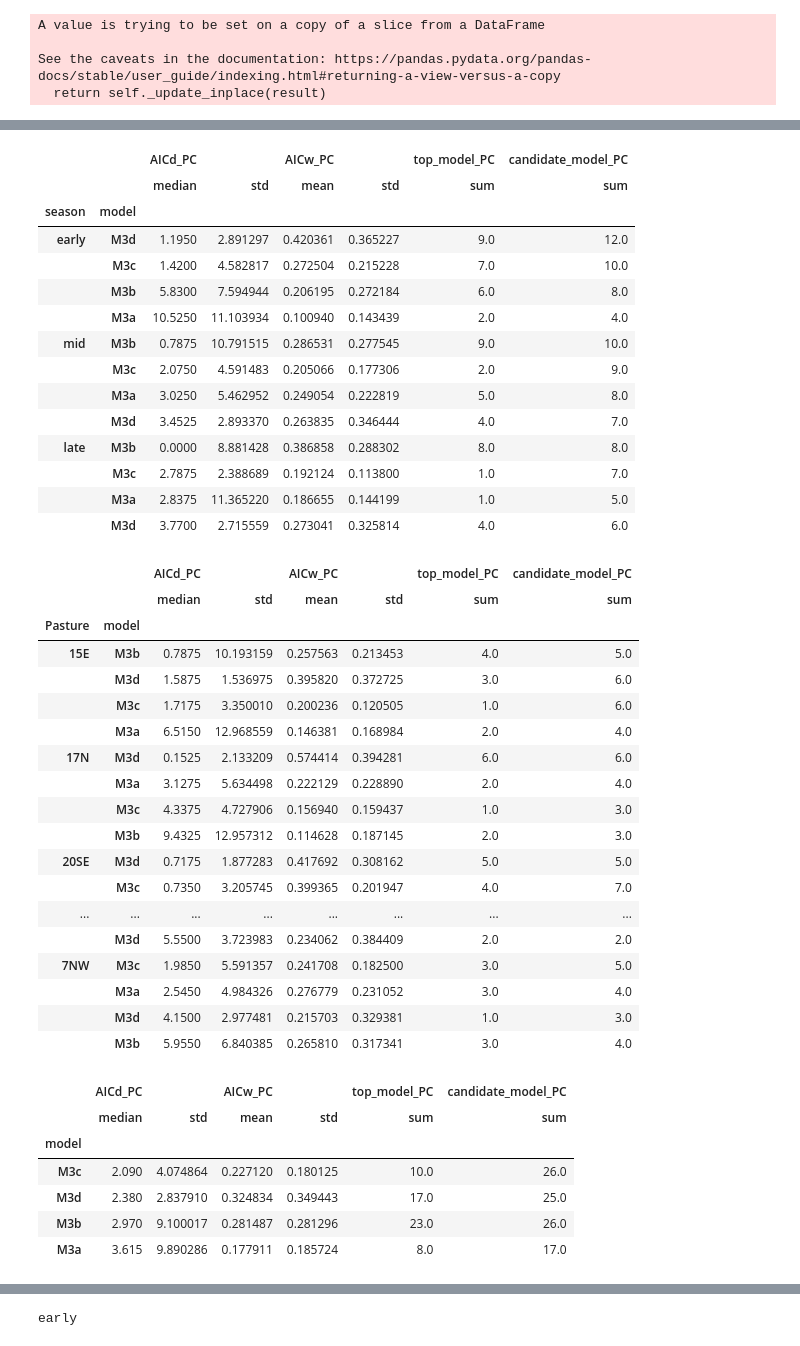
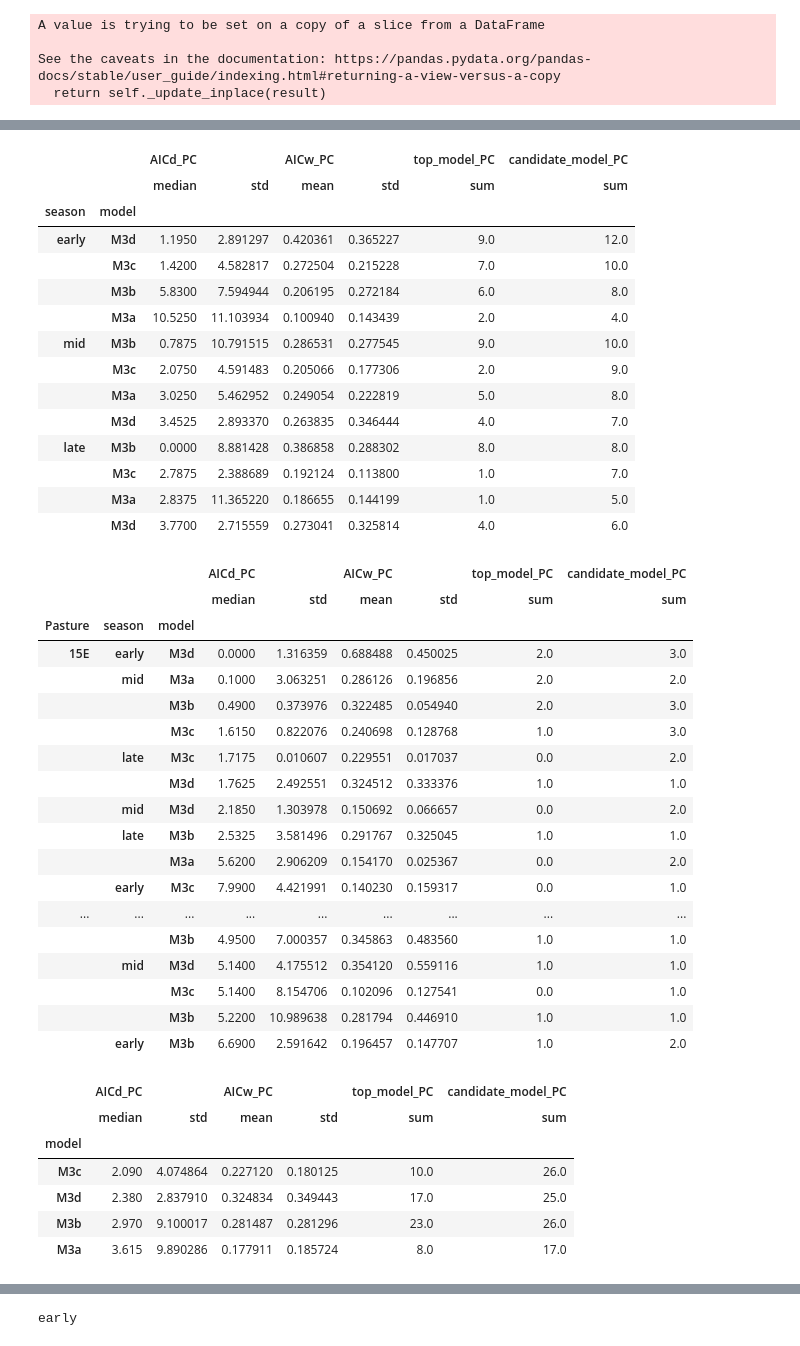
Before and after one commit to kearney-sp/lotek_processing, a Jupyter notebook: build_grazing_intensity_models.ipynb, the cells around one changed output, grey strips where cells are left out. Cells and saved outputs as stored; diff of their text form; code cells hidden in the pictures.

```diff
--- a/build_grazing_intensity_models.ipynb
+++ b/build_grazing_intensity_models.ipynb
@@ -347,16 +353,18 @@ display(df_results.loc[df_results['model'].str.contains(
     func={'AICd_FC': [np.median, np.std], 'AICw_FC': [np.mean, np.std],
           'top_model_FC': np.sum, 'candidate_model_FC': np.sum}, axis=1).sort_values(['season', ('AICd_FC', 'median')]))
 
-# print the results by pasture
+# print the results by season and pasture
+pd.set_option('display.max_rows', 150)
 display(df_results.loc[df_results['model'].str.contains(
     '|'.join(['M2']))].groupby(
     ['season', 'week', 'model', 'Pasture']).aggregate(
     func={'AICd_FC': np.mean, 'AICw_FC': np.mean,
           'top_model_FC': np.max, 'candidate_model_FC': np.max}).groupby(
-    ['Pasture', 'model'])[['top_model_FC', 'candidate_model_FC', 'AICw_FC', 'AICd_FC']].aggregate(
+    ['Pasture', 'season', 'model'])[['top_model_FC', 'candidate_model_FC', 'AICw_FC', 'AICd_FC']].aggregate(
     func={'AICd_FC': [np.median, np.std], 'AICw_FC': [np.mean, np.std],
-          'top_model_FC': np.sum, 'candidate_model_FC': np.sum}, axis=1).sort_values(['Pasture', ('AICd_FC', 'median')]))
+          'top_model_FC': np.sum, 'candidate_model_FC': np.sum}, axis=1).sort_values(['Pasture', 'season', ('AICd_FC', 'median')]))
 
+# print the overall results
 display(df_results.loc[df_results['model'].str.contains(
     '|'.join(['M2']))].groupby(
     ['season', 'week', 'model', 'Pasture']).aggregate(
@@ -509,59 +452,60 @@ display(df_results.loc[df_results['model'].str.contains(
     func={'AICd_PC': [np.median, np.std], 'AICw_PC': [np.mean, np.std],
           'top_model_PC': np.sum, 'candidate_model_PC': np.sum}, axis=1).sort_values(['season', ('AICd_PC', 'median')]))
 
-# print the results by pasture
+# print the results by season and pasture
 display(df_results.loc[df_results['model'].str.contains(
     '|'.join(['M3']))].groupby(
     ['season', 'week', 'model', 'Pasture']).aggregate(
     func={'AICd_PC': np.mean, 'AICw_PC': np.mean,
           'top_model_PC': np.max, 'candidate_model_PC': np.max}).groupby(
-    ['Pasture', 'model'])[['top_model_PC', 'candidate_model_PC', 'AICw_PC', 'AICd_PC']].aggregate(
+    ['Pasture', 'season', 'model'])[['top_model_PC', 'candidate_model_PC', 'AICw_PC', 'AICd_PC']].aggregate(
     func={'AICd_PC': [np.median, np.std], 'AICw_PC': [np.mean, np.std],
           'top_model_PC': np.sum, 'candidate_model_PC': np.sum}, axis=1).sort_values(['Pasture', ('AICd_PC', 'median')]))
 
+# print the overall results
 display(df_results.loc[df_results['model'].str.contains(
     '|'.join(['M3']))].groupby(
     ['season', 'week', 'model', 'Pasture']).aggregate(
     func={'AICd_PC': np.mean, 'AICw_PC': np.mean,
           'top_model_PC': np.max, 'candidate_model_PC': np.max}).groupby(
     ['model'])[['top_model_PC', 'candidate_model_PC', 'AICw_PC', 'AICd_PC']].aggregate(
     func={'AICd_PC': [np.median, np.std], 'AICw_PC': [np.mean, np.std],
           'top_model_PC': np.sum, 'candidate_model_PC': np.sum}, axis=1).sort_values(('AICd_PC', 'median')))
 # %% [output]
 |  |  | AICd_PC |  | AICw_PC |  | top_model_PC | candidate_model_PC |
 |  |  | median | std | mean | std | sum | sum |
 | season | model |  |  |  |  |  |  |
 | early | M3d | 1.1950 | 2.891297 | 0.420361 | 0.365227 | 9.0 | 12.0 |
 |  | M3c | 1.4200 | 4.582817 | 0.272504 | 0.215228 | 7.0 | 10.0 |
 |  | M3b | 5.8300 | 7.594944 | 0.206195 | 0.272184 | 6.0 | 8.0 |
 |  | M3a | 10.5250 | 11.103934 | 0.100940 | 0.143439 | 2.0 | 4.0 |
 | mid | M3b | 0.7875 | 10.791515 | 0.286531 | 0.277545 | 9.0 | 10.0 |
 |  | M3c | 2.0750 | 4.591483 | 0.205066 | 0.177306 | 2.0 | 9.0 |
 |  | M3a | 3.0250 | 5.462952 | 0.249054 | 0.222819 | 5.0 | 8.0 |
 |  | M3d | 3.4525 | 2.893370 | 0.263835 | 0.346444 | 4.0 | 7.0 |
 | late | M3b | 0.0000 | 8.881428 | 0.386858 | 0.288302 | 8.0 | 8.0 |
 |  | M3c | 2.7875 | 2.388689 | 0.192124 | 0.113800 | 1.0 | 7.0 |
 |  | M3a | 2.8375 | 11.365220 | 0.186655 | 0.144199 | 1.0 | 5.0 |
 |  | M3d | 3.7700 | 2.715559 | 0.273041 | 0.325814 | 4.0 | 6.0 |
-|  |  | AICd_PC |  | AICw_PC |  | top_model_PC | candidate_model_PC |
-|  |  | median | std | mean | std | sum | sum |
-| Pasture | model |  |  |  |  |  |  |
-| 15E | M3b | 0.7875 | 10.193159 | 0.257563 | 0.213453 | 4.0 | 5.0 |
-|  | M3d | 1.5875 | 1.536975 | 0.395820 | 0.372725 | 3.0 | 6.0 |
-|  | M3c | 1.7175 | 3.350010 | 0.200236 | 0.120505 | 1.0 | 6.0 |
-|  | M3a | 6.5150 | 12.968559 | 0.146381 | 0.168984 | 2.0 | 4.0 |
-| 17N | M3d | 0.1525 | 2.133209 | 0.574414 | 0.394281 | 6.0 | 6.0 |
-|  | M3a | 3.1275 | 5.634498 | 0.222129 | 0.228890 | 2.0 | 4.0 |
-|  | M3c | 4.3375 | 4.727906 | 0.156940 | 0.159437 | 1.0 | 3.0 |
-|  | M3b | 9.4325 | 12.957312 | 0.114628 | 0.187145 | 2.0 | 3.0 |
-| 20SE | M3d | 0.7175 | 1.877283 | 0.417692 | 0.308162 | 5.0 | 5.0 |
-|  | M3c | 0.7350 | 3.205745 | 0.399365 | 0.201947 | 4.0 | 7.0 |
-| ... | ... | ... | ... | ... | ... | ... | ... |
-|  | M3d | 5.5500 | 3.723983 | 0.234062 | 0.384409 | 2.0 | 2.0 |
-| 7NW | M3c | 1.9850 | 5.591357 | 0.241708 | 0.182500 | 3.0 | 5.0 |
-|  | M3a | 2.5450 | 4.984326 | 0.276779 | 0.231052 | 3.0 | 4.0 |
-|  | M3d | 4.1500 | 2.977481 | 0.215703 | 0.329381 | 1.0 | 3.0 |
-|  | M3b | 5.9550 | 6.840385 | 0.265810 | 0.317341 | 3.0 | 4.0 |
+|  |  |  | AICd_PC |  | AICw_PC |  | top_model_PC | candidate_model_PC |
+|  |  |  | median | std | mean | std | sum | sum |
+| Pasture | season | model |  |  |  |  |  |  |
+| 15E | early | M3d | 0.0000 | 1.316359 | 0.688488 | 0.450025 | 2.0 | 3.0 |
+|  | mid | M3a | 0.1000 | 3.063251 | 0.286126 | 0.196856 | 2.0 | 2.0 |
+|  |  | M3b | 0.4900 | 0.373976 | 0.322485 | 0.054940 | 2.0 | 3.0 |
+|  |  | M3c | 1.6150 | 0.822076 | 0.240698 | 0.128768 | 1.0 | 3.0 |
+|  | late | M3c | 1.7175 | 0.010607 | 0.229551 | 0.017037 | 0.0 | 2.0 |
+|  |  | M3d | 1.7625 | 2.492551 | 0.324512 | 0.333376 | 1.0 | 1.0 |
+|  | mid | M3d | 2.1850 | 1.303978 | 0.150692 | 0.066657 | 0.0 | 2.0 |
+|  | late | M3b | 2.5325 | 3.581496 | 0.291767 | 0.325045 | 1.0 | 1.0 |
+|  |  | M3a | 5.6200 | 2.906209 | 0.154170 | 0.025367 | 0.0 | 2.0 |
+|  | early | M3c | 7.9900 | 4.421991 | 0.140230 | 0.159317 | 0.0 | 1.0 |
+| ... | ... | ... | ... | ... | ... | ... | ... | ... |
+|  |  | M3b | 4.9500 | 7.000357 | 0.345863 | 0.483560 | 1.0 | 1.0 |
+|  | mid | M3d | 5.1400 | 4.175512 | 0.354120 | 0.559116 | 1.0 | 1.0 |
+|  |  | M3c | 5.1400 | 8.154706 | 0.102096 | 0.127541 | 0.0 | 1.0 |
+|  |  | M3b | 5.2200 | 10.989638 | 0.281794 | 0.446910 | 1.0 | 1.0 |
+|  | early | M3b | 6.6900 | 2.591642 | 0.196457 | 0.147707 | 1.0 | 2.0 |
 |  | AICd_PC |  | AICw_PC |  | top_model_PC | candidate_model_PC |
 |  | median | std | mean | std | sum | sum |
 | model |  |  |  |  |  |  |
```
Also changed, not shown: parts of 20 cells of this notebook, 4 other files.
